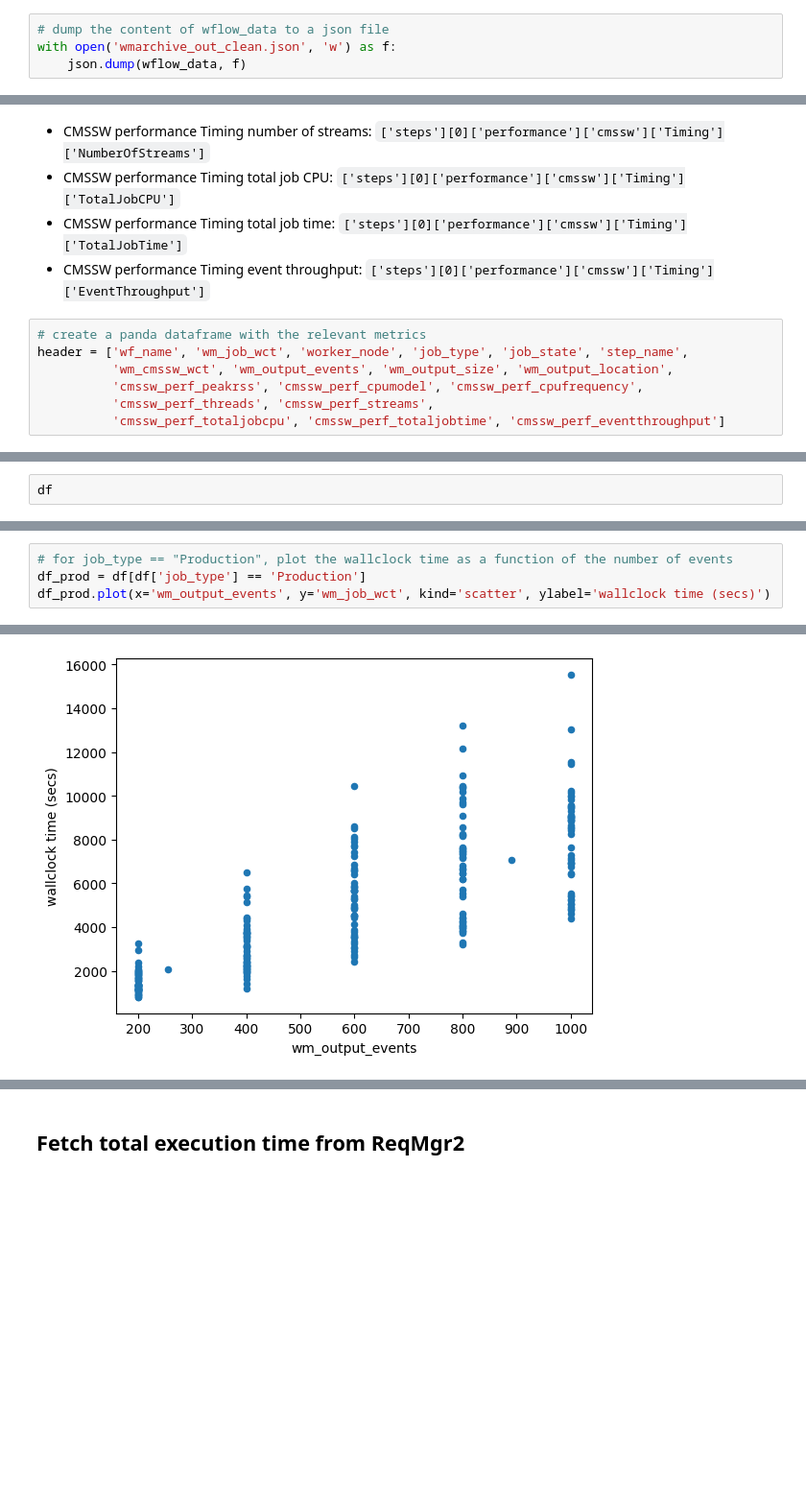
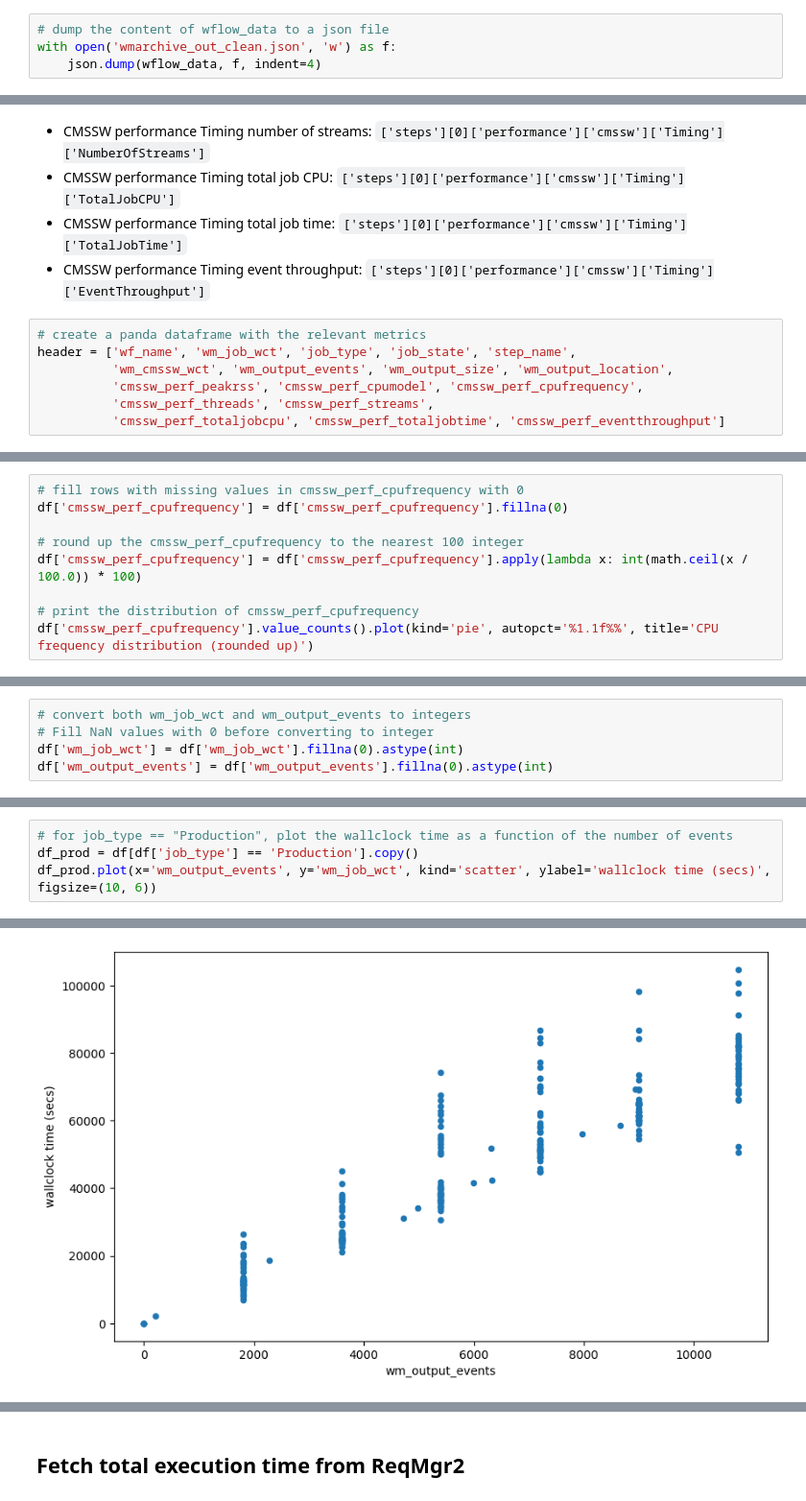
Before and after one commit to amaltaro/ProductionTools, a Jupyter notebook: parse_wmarchive.ipynb, the cells around one changed output, grey strips where cells are left out. Shown: that part at 96% size. Saved outputs shown, nothing was run; the diff lists cells and outputs as text; blank space fills up the shorter version.

```diff
--- a/parse_wmarchive.ipynb
+++ b/parse_wmarchive.ipynb
@@ -106,7 +115,7 @@ Total records: 348
 # %%
 # dump the content of wflow_data to a json file
 with open('wmarchive_out_clean.json', 'w') as f:
-    json.dump(wflow_data, f)
+    json.dump(wflow_data, f, indent=4)
 # %% [markdown]
 ## Explore relevant metrics and generate a CVS file
 
@@ -134,7 +143,7 @@ Apparently, these are important metrics to keep track of:
 - CMSSW performance Timing event throughput:   `['steps'][0]['performance']['cmssw']['Timing']['EventThroughput']`
 # %%
 # create a panda dataframe with the relevant metrics
-header = ['wf_name', 'wm_job_wct', 'worker_node', 'job_type', 'job_state', 'step_name',
+header = ['wf_name', 'wm_job_wct', 'job_type', 'job_state', 'step_name',
           'wm_cmssw_wct', 'wm_output_events', 'wm_output_size', 'wm_output_location',
           'cmssw_perf_peakrss', 'cmssw_perf_cpumodel', 'cmssw_perf_cpufrequency',
           'cmssw_perf_threads', 'cmssw_perf_streams',
@@ -182,0 +223,9 @@ df.to_csv('wmarchive_out_clean.csv', index=False)
+# %%
+# fill rows with missing values in cmssw_perf_cpufrequency with 0
+df['cmssw_perf_cpufrequency'] = df['cmssw_perf_cpufrequency'].fillna(0)
+
+# round up the cmssw_perf_cpufrequency to the nearest 100 integer
+df['cmssw_perf_cpufrequency'] = df['cmssw_perf_cpufrequency'].apply(lambda x: int(math.ceil(x / 100.0)) * 100)
+
+# print the distribution of cmssw_perf_cpufrequency
+df['cmssw_perf_cpufrequency'].value_counts().plot(kind='pie', autopct='%1.1f%%', title='CPU frequency distribution (rounded up)')
@@ -183,2 +239,5 @@ df.to_csv('wmarchive_out_clean.csv', index=False)
 # %%
-df
+# convert both wm_job_wct and wm_output_events to integers
+# Fill NaN values with 0 before converting to integer
+df['wm_job_wct'] = df['wm_job_wct'].fillna(0).astype(int)
+df['wm_output_events'] = df['wm_output_events'].fillna(0).astype(int)
@@ -199,7 +244,7 @@ df
 # %%
 # for job_type == "Production", plot the wallclock time as a function of the number of events
-df_prod = df[df['job_type'] == 'Production']
-df_prod.plot(x='wm_output_events', y='wm_job_wct', kind='scatter', ylabel='wallclock time (secs)')
+df_prod = df[df['job_type'] == 'Production'].copy()
+df_prod.plot(x='wm_output_events', y='wm_job_wct', kind='scatter', ylabel='wallclock time (secs)', figsize=(10, 6))
 # %% [output]
 <Axes: xlabel='wm_output_events', ylabel='wallclock time (secs)'>
-[figure, old version]
+[figure, new version]
```
Also changed, not shown: parts of 27 cells of this notebook.
